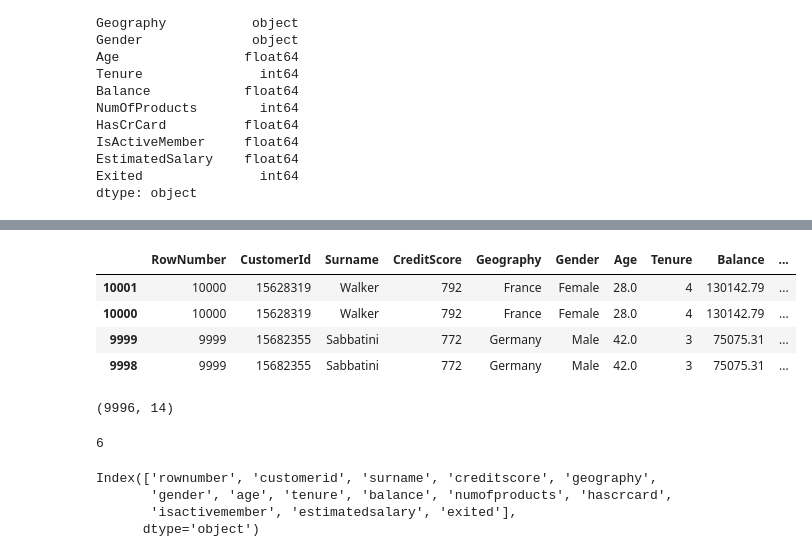
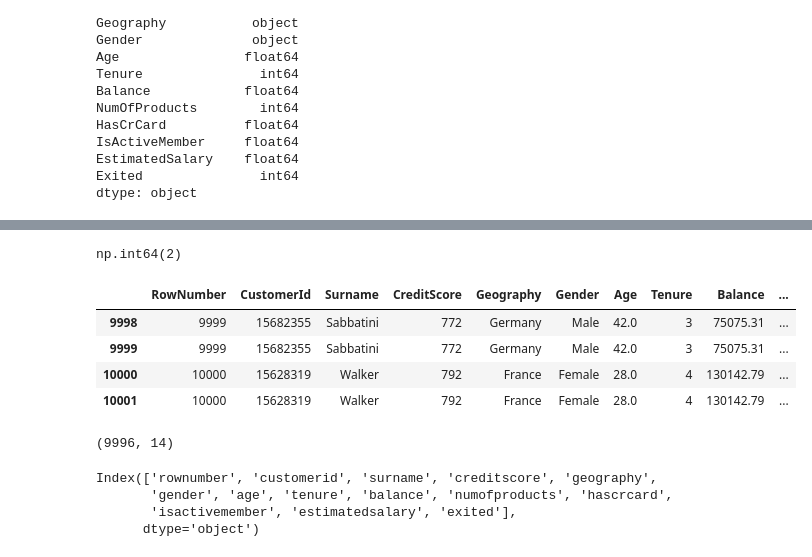
Before and after one commit to Satish-Kumar-1/customer-churn-prediction, a Jupyter notebook: Research/notebook/data_cleaning.ipynb, the cells around one changed output, grey strips where cells are left out. Cells and saved outputs as stored; diff of their text form; code cells hidden in the pictures.

Commit message:
data split

```diff
--- a/Research/notebook/data_cleaning.ipynb
+++ b/Research/notebook/data_cleaning.ipynb
@@ -26,5 +27,3 @@ data.head()
 | 2 | 3 | 15619304 | Onio | 502 | France | Female | 42.0 | 8 | 159660.80 | ... |
 | 3 | 4 | 15701354 | Boni | 699 | France | Female | 39.0 | 1 | 0.00 | ... |
 | 4 | 5 | 15737888 | Mitchell | 850 | Spain | Female | 43.0 | 2 | 125510.82 | ... |
-# %%
-data = pd.read_csv(r"E:\1. Projects\ML-internship\customer-churn-prediction\Research\data\churn_modelling.csv")
@@ -133,11 +84,20 @@ Name: 6, dtype: object
+# %%
+# Check for duplicates
+
+data.duplicated().sum()
+# %% [output]
+np.int64(2)
 # %%
-data.loc[data.duplicated(keep=False)].sort_values(['CustomerId'])
+(
+    data
+    .loc[data.duplicated(keep= False)]
+)
 # %% [output]
 |  | RowNumber | CustomerId | Surname | CreditScore | Geography | Gender | Age | Tenure | Balance | ... |
+| 9998 | 9999 | 15682355 | Sabbatini | 772 | Germany | Male | 42.0 | 3 | 75075.31 | ... |
+| 9999 | 9999 | 15682355 | Sabbatini | 772 | Germany | Male | 42.0 | 3 | 75075.31 | ... |
+| 10000 | 10000 | 15628319 | Walker | 792 | France | Female | 28.0 | 4 | 130142.79 | ... |
 | 10001 | 10000 | 15628319 | Walker | 792 | France | Female | 28.0 | 4 | 130142.79 | ... |
-| 10000 | 10000 | 15628319 | Walker | 792 | France | Female | 28.0 | 4 | 130142.79 | ... |
-| 9999 | 9999 | 15682355 | Sabbatini | 772 | Germany | Male | 42.0 | 3 | 75075.31 | ... |
-| 9998 | 9999 | 15682355 | Sabbatini | 772 | Germany | Male | 42.0 | 3 | 75075.31 | ... |
 # %%
 # Some data cleaning process
 
@@ -154,10 +114,6 @@ cleaned_data = clean_data(data)
 cleaned_data.shape
 # %% [output]
 (9996, 14)
-# %%
-data.shape[0]-cleaned_data.shape[0]
-# %% [output]
-6
 # %%
 cleaned_data.columns
 # %% [output]
```
Also changed, not shown: parts of 36 cells of this notebook, 5 other files.
